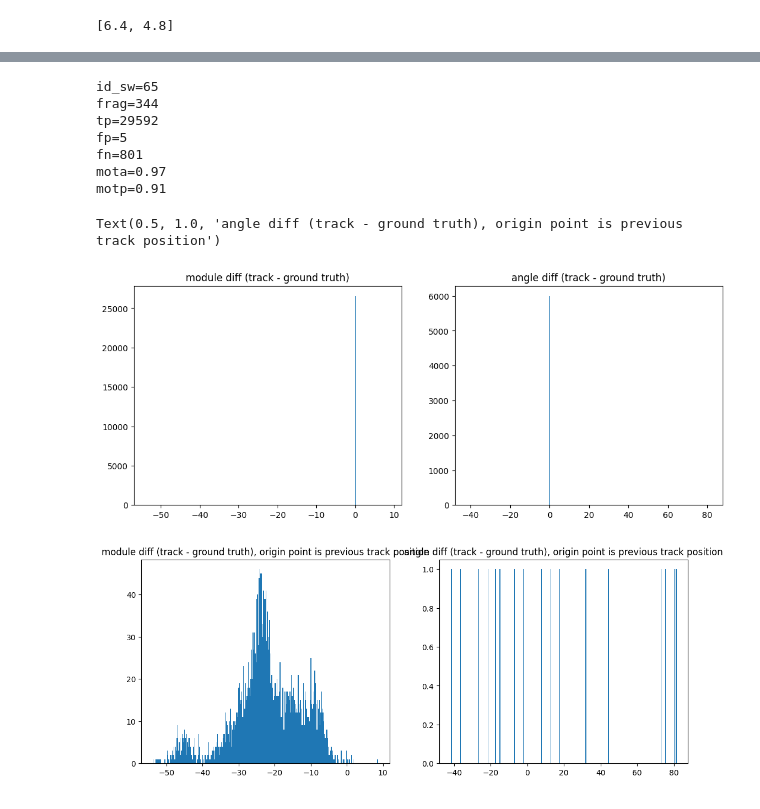
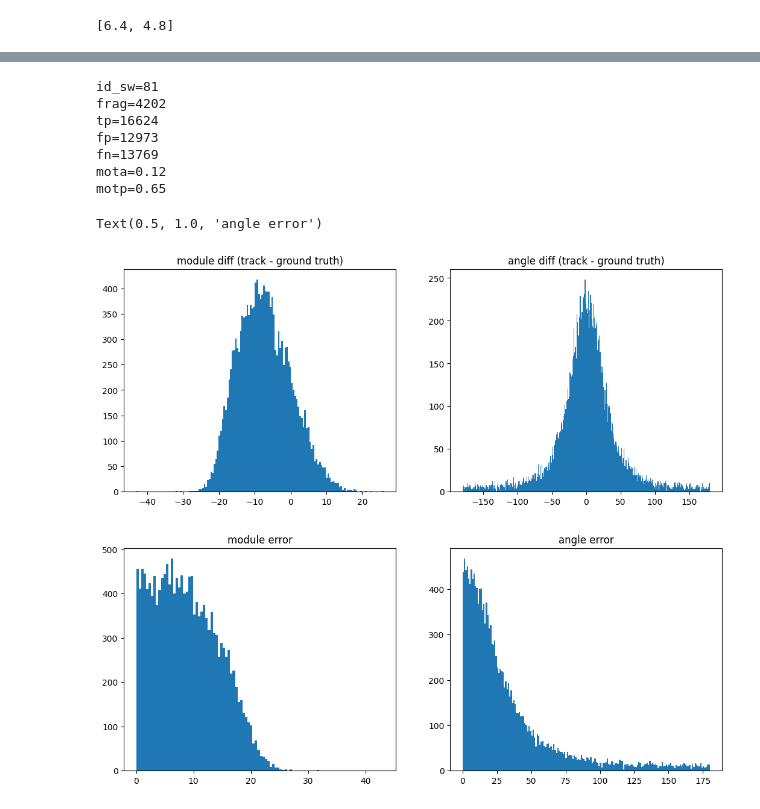
Before and after one commit to imatge-upc/AntTracking, a Jupyter notebook: histogramas.ipynb, the cells around one changed output, grey strips where cells are left out. Saved outputs shown, nothing was run; the diff lists cells and outputs as text; code cells hidden in the pictures.

```diff
--- a/histogramas.ipynb
+++ b/histogramas.ipynb
@@ -180,7 +207,12 @@ print(compute_iou(np.array([[7, 7, 5, 5]]), np.array([[2, 2, 5, 5]])))
 # %%
 
+iou_batch_dist = lambda bb_test, bb_gt : 1 - iou_batch(bb_test, bb_gt)
+tracks_assigner = MOTGroundTruthAssigner(iou_batch_dist, 0.5)
+
 gt_tck_angle_diff = []
+gt_tck_angle_err = []
 gt_tck_mod_diff = []
+gt_tck_iou = []
 
 previous_assigments = np.empty((0, 2), dtype=int)
 lost_gt_tracks = dict() # To keep info about gt that has an ID but now are free
@@ -190,13 +222,12 @@ frag = 0
 tp = 0
 fp = 0
 fn = 0
-motp = 0
 
 for frame in range(1, gt_tracker.last_frame + 1):
 
     gt_tracks = gt_tracker(frame)
     tracks = tracker(frame)
-    prev_tracks = tracker(frame-1)
+    prev_tracks = tracker(frame - 1)
 
     assigments = tracks_assigner(gt_tracks, tracks) # IDs gt, IDs tck
 
@@ -207,8 +238,7 @@ for frame in range(1, gt_tracker.last_frame + 1):
     # Speed of tracks and gt_tracks
     for gt, tck in assigments:
 
-        motp += compute_iou(gt_tracks[gt_tracks[:, 1] == gt, 2:6], tracks[tracks[:, 1] == tck, 2:6])
-        # TODO: histograma iou
+        gt_tck_iou.append(compute_iou(gt_tracks[gt_tracks[:, 1] == gt, 2:6], tracks[tracks[:, 1] == tck, 2:6]))
 
         if tck in set(prev_tracks[:, 1]):
             origin_track = np.array(center(prev_tracks[prev_tracks[:, 1] == tck, 2:6]))
@@ -216,14 +246,18 @@ for frame in range(1, gt_tracker.last_frame + 1):
             pred_track = np.array(center(tracks[tracks[:, 1] == tck, 2:6]))
 
             o_gt = gt_track - origin_track
-            m_o_gt = np.sqrt(np.linalg.norm(o_gt)) + np.finfo(o_gt.dtype).eps
-            a_o_gt = np.arccos(np.dot(o_gt.T, np.array([[1, 0]]).T)[0, 0] / m_o_gt) * 180 / np.pi
+            m_o_gt = np.linalg.norm(o_gt) + np.finfo(o_gt.dtype).eps
+            a_o_gt = np.arccos(o_gt[0, 0] / m_o_gt) * 180 / np.pi * (1. if o_gt[1, 0] >= 0 else -1.)
+
             o_tck = pred_track - origin_track
-            m_o_tck = np.sqrt(np.linalg.norm(o_tck)) + np.finfo(o_tck.dtype).eps
-            a_o_tck = np.arccos(np.dot(o_tck.T, np.array([[1, 0]]).T)[0, 0] / m_o_tck) * 180 / np.pi
+            m_o_tck = np.linalg.norm(o_tck) + np.finfo(o_tck.dtype).eps
+            a_o_tck = np.arccos(o_tck[0, 0] / m_o_tck) * 180 / np.pi * (1. if o_tck[1, 0] >= 0 else -1.)
 
-            gt_tck_angle_diff.append(a_o_tck - a_o_gt)
+            a_err_o_tck = np.arccos(np.dot(o_tck.T, o_gt)[0, 0] / (m_o_tck * m_o_gt)) * 180 / np.pi
+
+            gt_tck_angle_diff.append(a_o_tck - a_o_gt if np.abs(a_o_tck - a_o_gt) <= 180 else a_o_tck - a_o_gt + 360 * (1. if a_o_gt > a_o_tck else -1.))
             gt_tck_mod_diff.append(m_o_tck - m_o_gt)
+            gt_tck_angle_err.append(a_err_o_tck)
 
     # ID switch, Fragmentations, TP, FP, FN
     for gt, tck in previous_assigments:
@@ -243,40 +277,41 @@ for frame in range(1, gt_tracker.last_frame + 1):
     previous_assigments = assigments
 
 mota = 1 - (fn + fp + id_sw) / len(gt_tracker.seq_dets)
-motp = motp[0] / tp
+motp = float(np.sum(gt_tck_iou) / (tp + np.finfo(float).eps))
 
 print(f'{id_sw=}\n{frag=}\n{tp=}\n{fp=}\n{fn=}\n{mota=:.02f}\n{motp=:.02f}')
 
 #TODO: IDF1 i HOTA
 # %% [output]
-id_sw=65
-frag=344
-tp=29592
-fp=5
-fn=801
-mota=0.97
-motp=0.91
+id_sw=81
+frag=4202
+tp=16624
+fp=12973
+fn=13769
+mota=0.12
+motp=0.65
 # %%
 plt.figure(figsize=(6.4 * 2, 4.8))
 plt.subplot(1, 2, 1)
-plt.hist(gt_tck_mod_diff, bins=300)
+plt.hist(gt_tck_mod_diff, bins=150)
 plt.title('module diff (track - ground truth)')
 
 plt.subplot(1, 2, 2)
 plt.hist(gt_tck_angle_diff, bins=360)
 plt.title('angle diff (track - ground truth)')
 
+# Absolute values
 plt.figure(figsize=(6.4 * 2, 4.8))
 plt.subplot(1, 2, 1)
-plt.hist([v for v in gt_tck_mod_diff if v != 0], bins=300)
-plt.title('module diff (track - ground truth), origin point is previous track position')
+plt.hist(np.abs(np.asarray(gt_tck_mod_diff)), bins=100)
+plt.title('module error')
+
+#gt_tck_angle_err = np.abs(np.asarray(gt_tck_angle_diff))
 
 plt.subplot(1, 2, 2)
-plt.hist([v for v in gt_tck_angle_diff if v != 0], bins=360)
-plt.title('angle diff (track - ground truth), origin point is previous track position')
-
-# TODO: El que prediu kalman (no deteccio que tenim als resultats)
+plt.hist(gt_tck_angle_err, bins=180)
+plt.title('angle error')
 # %% [output]
-Text(0.5, 1.0, 'angle diff (track - ground truth), origin point is previous track position')
+Text(0.5, 1.0, 'angle error')
-[figure, old version]
+[figure, new version]
-[figure, old version]
+[figure, new version]
```
Also changed, not shown: parts of 8 cells of this notebook, 18 other files.
